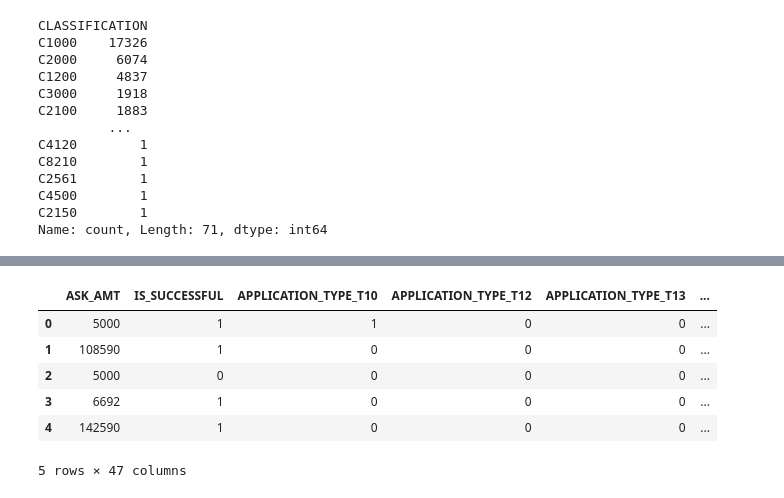
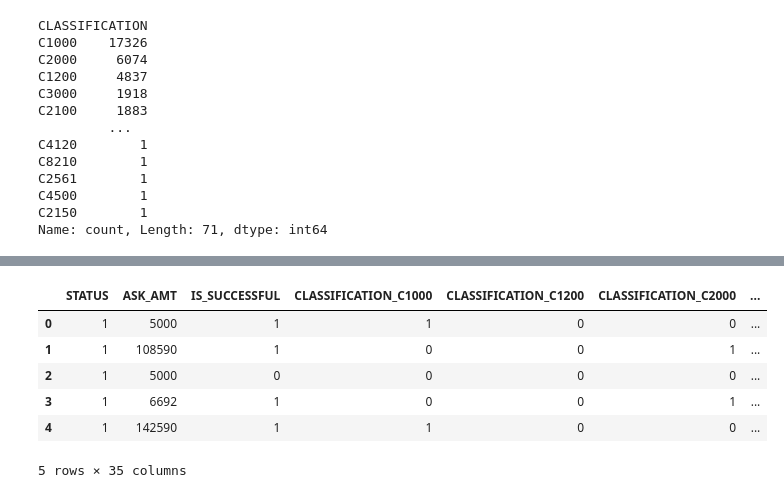
Before and after one commit to lizabethnt/deep-learning-challenge, a Jupyter notebook: AlphabetSoupCharity_Optimization.ipynb, the cells around one changed output, grey strips where cells are left out. Drawn from its saved outputs; the diff is of its cells as text; code cells hidden in the pictures.

```diff
--- a/AlphabetSoupCharity_Optimization.ipynb
+++ b/AlphabetSoupCharity_Optimization.ipynb
@@ -129,10 +68,10 @@ C4500        1
 C2150        1
 Name: count, Length: 71, dtype: int64
 # %%
-# Choose a cutoff value and create a list of classifications to be replaced
+# Choose a cutoff value and create a list of classifications to be replaced...Choosing 1000
 #choosing a different value of 2000 for optimization, compared to initial attempt in funding_decision.ipynb
 # use the variable name `classifications_to_replace`
-classifications_to_replace = list(classification_counts[classification_counts < 50].index)
+classifications_to_replace = list(classification_counts[classification_counts < 1000].index)
 
 # Replace in dataframe
 for cls in classifications_to_replace:
@@ -161,0 +276,4 @@ Name: count, dtype: int64
+# %%
+# Attempt dropping Application_type to see if that helps optimization (attempt 3)
+application_df = application_df.drop(['APPLICATION_TYPE'], axis=1)
+application_df
@@ -161,0 +294,4 @@ Name: count, dtype: int64
+# %%
+# Look at CLASSIFICATION value counts to identify and replace with "Other"
+classification_counts = application_df['CLASSIFICATION'].value_counts()
+classification_counts
@@ -161,0 +307,11 @@ Name: count, dtype: int64
+# %%
+# Choose a cutoff value and create a list of classifications to be replaced
+# use the variable name `classifications_to_replace`
+classifications_to_replace = list(classification_counts[classification_counts < 1000].index)
+
+# Replace in dataframe
+for cls in classifications_to_replace:
+    application_df['CLASSIFICATION'] = application_df['CLASSIFICATION'].replace(cls,"Other")
+
+# Check to make sure replacement was successful
+application_df['CLASSIFICATION'].value_counts()
@@ -162,16 +327,16 @@ Name: count, dtype: int64
 # %%
 # Convert categorical data to numeric with `pd.get_dummies`
-columns_to_encode = ['APPLICATION_TYPE', 'CLASSIFICATION', 'USE_CASE', 'ORGANIZATION', 'AFFILIATION', 'SPECIAL_CONSIDERATIONS']
+columns_to_encode = ['CLASSIFICATION', 'USE_CASE', 'ORGANIZATION', 'AFFILIATION', 'SPECIAL_CONSIDERATIONS', 'INCOME_AMT']
 app_dummies = pd.get_dummies(application_df, columns=columns_to_encode, dtype=int)
 app_dummies.head()
 # %% [output]
-|  | ASK_AMT | IS_SUCCESSFUL | APPLICATION_TYPE_T10 | APPLICATION_TYPE_T12 | APPLICATION_TYPE_T13 | ... |
-| 0 | 5000 | 1 | 1 | 0 | 0 | ... |
-| 1 | 108590 | 1 | 0 | 0 | 0 | ... |
-| 2 | 5000 | 0 | 0 | 0 | 0 | ... |
-| 3 | 6692 | 1 | 0 | 0 | 0 | ... |
-| 4 | 142590 | 1 | 0 | 0 | 0 | ... |
+|  | STATUS | ASK_AMT | IS_SUCCESSFUL | CLASSIFICATION_C1000 | CLASSIFICATION_C1200 | CLASSIFICATION_C2000 | ... |
+| 0 | 1 | 5000 | 1 | 1 | 0 | 0 | ... |
+| 1 | 1 | 108590 | 1 | 0 | 0 | 1 | ... |
+| 2 | 1 | 5000 | 0 | 0 | 0 | 0 | ... |
+| 3 | 1 | 6692 | 1 | 0 | 0 | 1 | ... |
+| 4 | 1 | 142590 | 1 | 1 | 0 | 0 | ... |
-5 rows × 47 columns
+5 rows × 35 columns
 # %%
 app_dummies.info()
 # %% [output]
```
Also changed, not shown: parts of 31 cells of this notebook, 5 other files.
